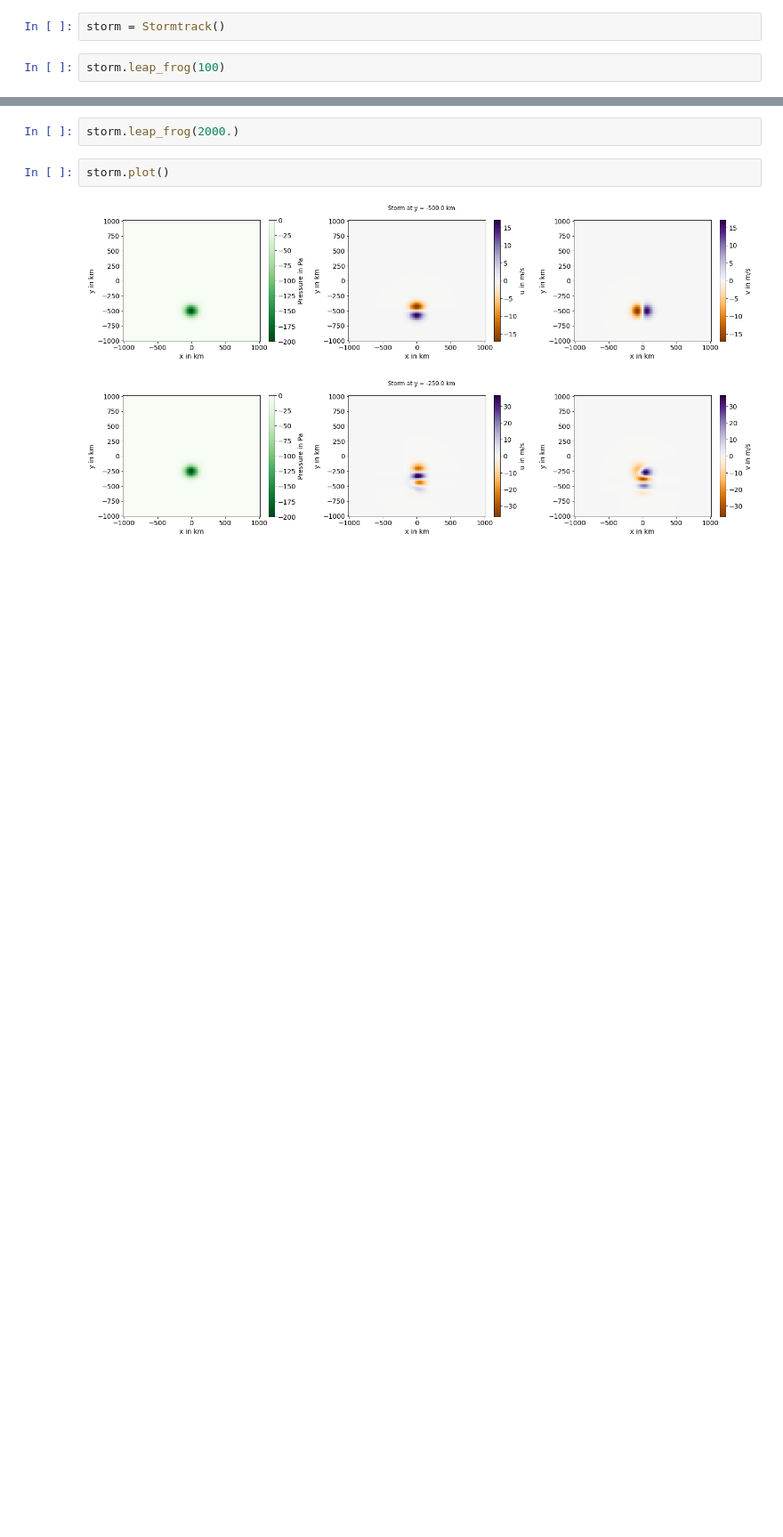
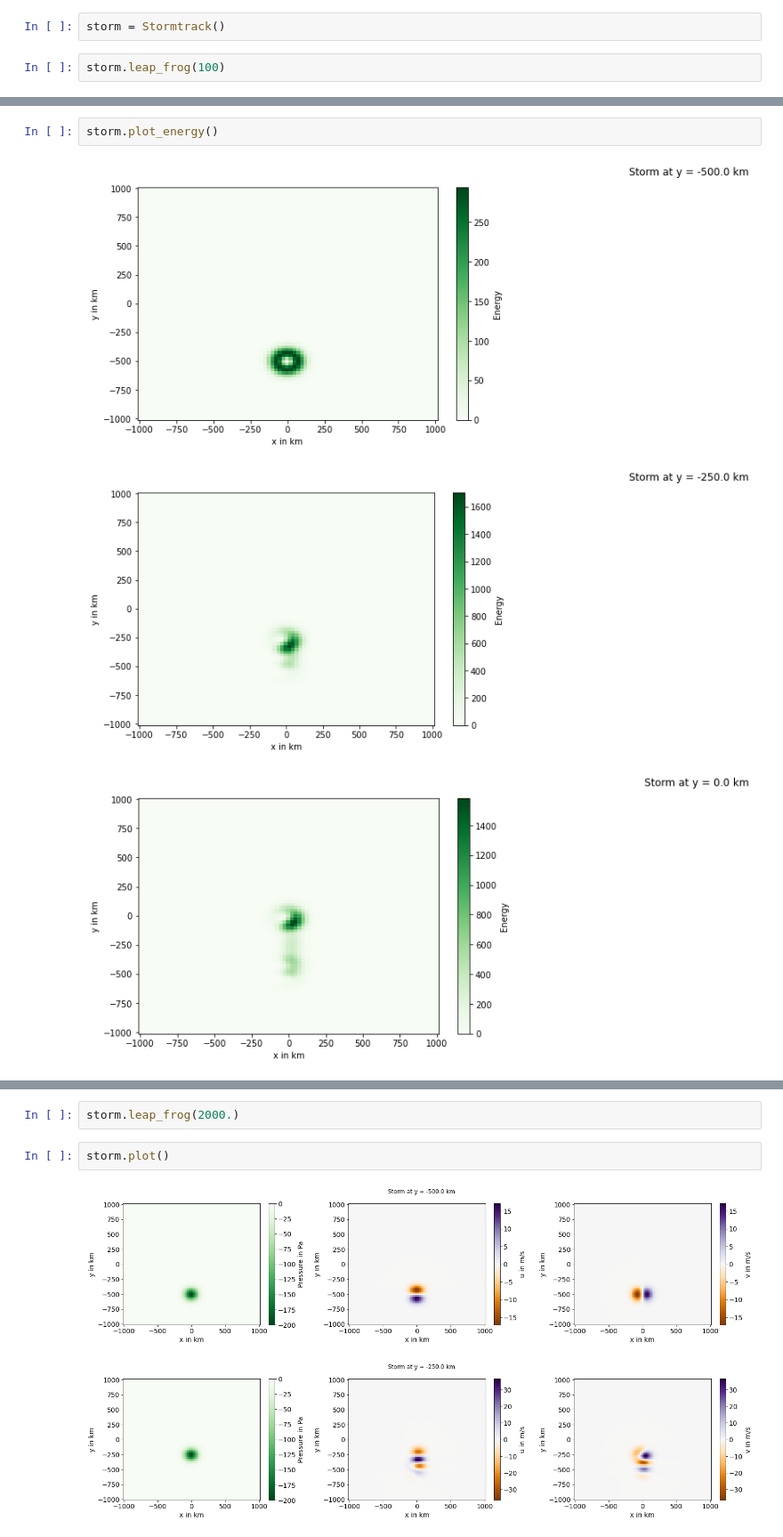
Before and after one commit to vopikamm/climNUM, a Jupyter notebook: Ex4/Exercise_04b_Inertial_Oscillations_by_a_moving_storm.ipynb, the cells around one changed output, grey strips where cells are left out. Shown at 89% size. Drawn from its saved outputs; the diff is of its cells as text; blank space fills up the shorter version.

```diff
--- a/Ex4/Exercise_04b_Inertial_Oscillations_by_a_moving_storm.ipynb
+++ b/Ex4/Exercise_04b_Inertial_Oscillations_by_a_moving_storm.ipynb
@@ -126,0 +144,6 @@ storm.plot()
+# %%
+storm.plot_energy()
+# %% [output]
+[figure, added]
+[figure, added]
+[figure, added]
```
Also changed, not shown: parts of 5 cells of this notebook.
